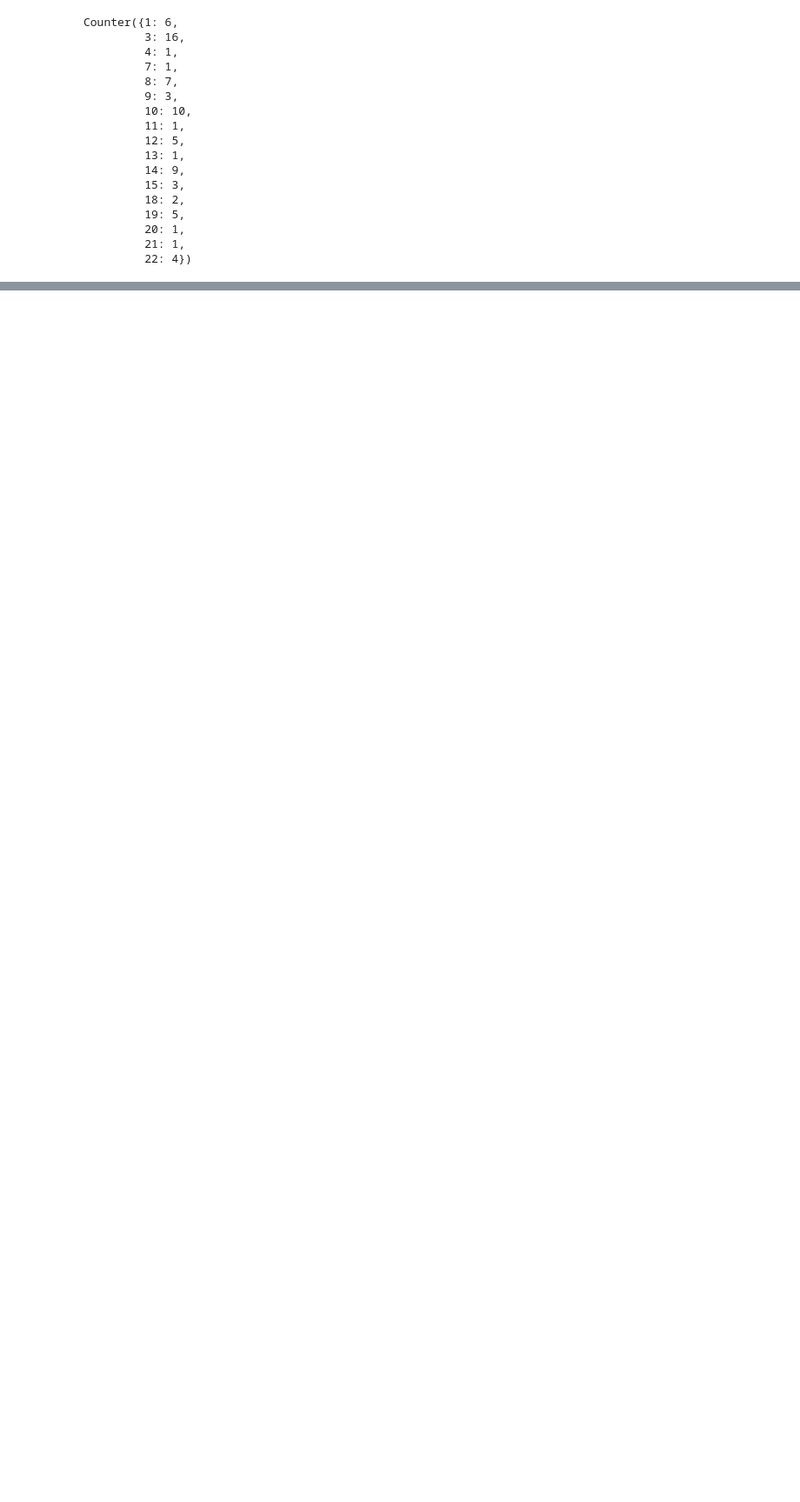
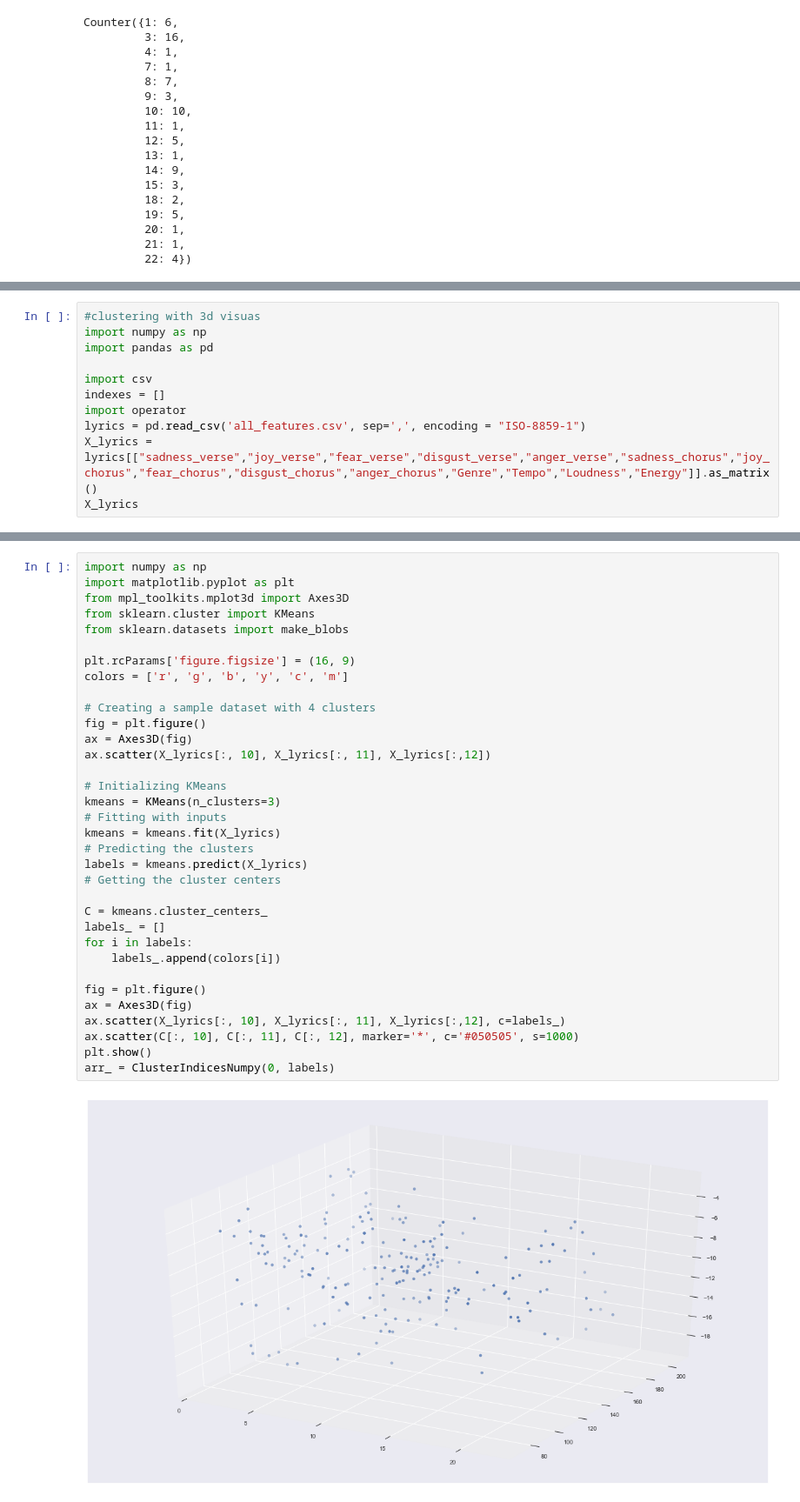
Before and after one commit to Sedce/Thesis, a Jupyter notebook: Python/Getting_SongParts.ipynb, the cells around one changed output, grey strips where cells are left out. Shown at 87% size. Cells and saved outputs as stored; diff of their text form; blank space fills up the shorter version.

```diff
--- a/Python/Getting_SongParts.ipynb
+++ b/Python/Getting_SongParts.ipynb
@@ -529,0 +537,11 @@ Exscape
+# %%
+#clustering with 3d visuas
+import numpy as np
+import pandas as pd
+
+import csv
+indexes = []
+import operator
+lyrics = pd.read_csv('all_features.csv', sep=',', encoding = "ISO-8859-1")
+X_lyrics = lyrics[["sadness_verse","joy_verse","fear_verse","disgust_verse","anger_verse","sadness_chorus","joy_chorus","fear_chorus","disgust_chorus","anger_chorus","Genre","Tempo","Loudness","Energy"]].as_matrix()
+X_lyrics
@@ -529,0 +562,36 @@ Exscape
+# %%
+import numpy as np
+import matplotlib.pyplot as plt
+from mpl_toolkits.mplot3d import Axes3D
+from sklearn.cluster import KMeans
+from sklearn.datasets import make_blobs
+
+plt.rcParams['figure.figsize'] = (16, 9)
+colors = ['r', 'g', 'b', 'y', 'c', 'm']
+
+# Creating a sample dataset with 4 clusters
+fig = plt.figure()
+ax = Axes3D(fig)
+ax.scatter(X_lyrics[:, 10], X_lyrics[:, 11], X_lyrics[:,12])
+
+# Initializing KMeans
+kmeans = KMeans(n_clusters=3)
+# Fitting with inputs
+kmeans = kmeans.fit(X_lyrics)
+# Predicting the clusters
+labels = kmeans.predict(X_lyrics)
+# Getting the cluster centers
+
+C = kmeans.cluster_centers_
+labels_ = []
+for i in labels:
+    labels_.append(colors[i])
+
+fig = plt.figure()
+ax = Axes3D(fig)
+ax.scatter(X_lyrics[:, 10], X_lyrics[:, 11], X_lyrics[:,12], c=labels_)
+ax.scatter(C[:, 10], C[:, 11], C[:, 12], marker='*', c='#050505', s=1000)
+plt.show()
+arr_ = ClusterIndicesNumpy(0, labels)
+# %% [output]
+[figure, added]
```
Also changed, not shown: parts of 12 cells of this notebook, 3 other files.
